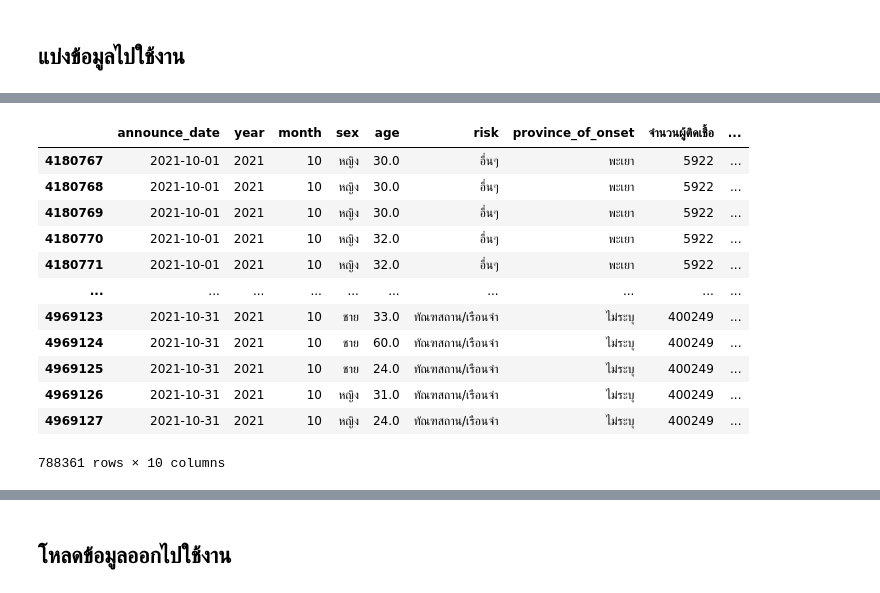
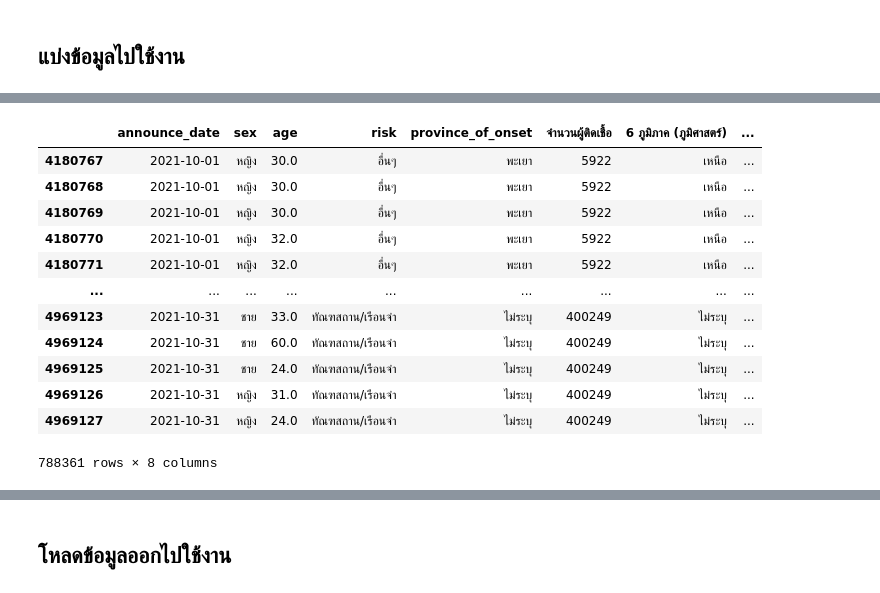
Before and after one commit to Athitiya00/data_viz_2022, a Jupyter notebook: Project.ipynb, the cells around one changed output, grey strips where cells are left out. Cells and saved outputs as stored; diff of their text form; code cells hidden in the pictures.

```diff
--- a/Project.ipynb
+++ b/Project.ipynb
@@ -984,8 +982,6 @@ data_all[['ชื่อจังหวัด']] = data_all[['ชื่อจั
 import datetime
 data_all_1 = pd.DataFrame(data_all)
 data_all_1['announce_date'] = pd.to_datetime(data_all_1['announce_date'], format = "%d/%m/%Y")
-data_all_1['year'] = data_all_1['announce_date'].dt.year
-data_all_1['month'] = data_all_1['announce_date'].dt.month
 # %%
 data_all_1
 # %% [output]
@@ -1005,6 +1001,6 @@ data_all_1
 # %% [markdown]
 ## ตารางรวมสุดท้าย
 # %%
-data_final = data_all_1[['announce_date','year','month','sex','age','risk','province_of_onset','จำนวนผู้ติดเชื้อ','6 ภูมิภาค (ภูมิศาสตร์)','จำนวนประชากรทั้งหมด']]
+data_final = data_all_1[['announce_date','sex','age','risk','province_of_onset','จำนวนผู้ติดเชื้อ','6 ภูมิภาค (ภูมิศาสตร์)','จำนวนประชากรทั้งหมด']]
 data_final
 # %% [output]
@@ -1043,17 +1039,17 @@ data_1_20
 # %%
-data_0_21 = data_final[((data_final['month'] == 10)) & (data_all_1['year'] == 2021)]
+data_0_21 = data_final[(data_final['announce_date'] >= '2021-10-01') & (data_final['announce_date'] <= '2021-10-31')]
 data_0_21
 # %% [output]
-|  | announce_date | year | month | sex | age | risk | province_of_onset | จำนวนผู้ติดเชื้อ | ... |
-| 4180767 | 2021-10-01 | 2021 | 10 | หญิง | 30.0 | อื่นๆ | พะเยา | 5922 | ... |
-| 4180768 | 2021-10-01 | 2021 | 10 | หญิง | 30.0 | อื่นๆ | พะเยา | 5922 | ... |
-| 4180769 | 2021-10-01 | 2021 | 10 | หญิง | 30.0 | อื่นๆ | พะเยา | 5922 | ... |
-| 4180770 | 2021-10-01 | 2021 | 10 | หญิง | 32.0 | อื่นๆ | พะเยา | 5922 | ... |
-| 4180771 | 2021-10-01 | 2021 | 10 | หญิง | 32.0 | อื่นๆ | พะเยา | 5922 | ... |
-| ... | ... | ... | ... | ... | ... | ... | ... | ... | ... |
-| 4969123 | 2021-10-31 | 2021 | 10 | ชาย | 33.0 | ทัณฑสถาน/เรือนจำ | ไม่ระบุ | 400249 | ... |
-| 4969124 | 2021-10-31 | 2021 | 10 | ชาย | 60.0 | ทัณฑสถาน/เรือนจำ | ไม่ระบุ | 400249 | ... |
-| 4969125 | 2021-10-31 | 2021 | 10 | ชาย | 24.0 | ทัณฑสถาน/เรือนจำ | ไม่ระบุ | 400249 | ... |
-| 4969126 | 2021-10-31 | 2021 | 10 | หญิง | 31.0 | ทัณฑสถาน/เรือนจำ | ไม่ระบุ | 400249 | ... |
-| 4969127 | 2021-10-31 | 2021 | 10 | หญิง | 24.0 | ทัณฑสถาน/เรือนจำ | ไม่ระบุ | 400249 | ... |
+|  | announce_date | sex | age | risk | province_of_onset | จำนวนผู้ติดเชื้อ | 6 ภูมิภาค (ภูมิศาสตร์) | ... |
+| 4180767 | 2021-10-01 | หญิง | 30.0 | อื่นๆ | พะเยา | 5922 | เหนือ | ... |
+| 4180768 | 2021-10-01 | หญิง | 30.0 | อื่นๆ | พะเยา | 5922 | เหนือ | ... |
+| 4180769 | 2021-10-01 | หญิง | 30.0 | อื่นๆ | พะเยา | 5922 | เหนือ | ... |
+| 4180770 | 2021-10-01 | หญิง | 32.0 | อื่นๆ | พะเยา | 5922 | เหนือ | ... |
+| 4180771 | 2021-10-01 | หญิง | 32.0 | อื่นๆ | พะเยา | 5922 | เหนือ | ... |
+| ... | ... | ... | ... | ... | ... | ... | ... | ... |
+| 4969123 | 2021-10-31 | ชาย | 33.0 | ทัณฑสถาน/เรือนจำ | ไม่ระบุ | 400249 | ไม่ระบุ | ... |
+| 4969124 | 2021-10-31 | ชาย | 60.0 | ทัณฑสถาน/เรือนจำ | ไม่ระบุ | 400249 | ไม่ระบุ | ... |
+| 4969125 | 2021-10-31 | ชาย | 24.0 | ทัณฑสถาน/เรือนจำ | ไม่ระบุ | 400249 | ไม่ระบุ | ... |
+| 4969126 | 2021-10-31 | หญิง | 31.0 | ทัณฑสถาน/เรือนจำ | ไม่ระบุ | 400249 | ไม่ระบุ | ... |
+| 4969127 | 2021-10-31 | หญิง | 24.0 | ทัณฑสถาน/เรือนจำ | ไม่ระบุ | 400249 | ไม่ระบุ | ... |
-788361 rows × 10 columns
+788361 rows × 8 columns
```
Also changed, not shown: parts of 24 cells of this notebook.
